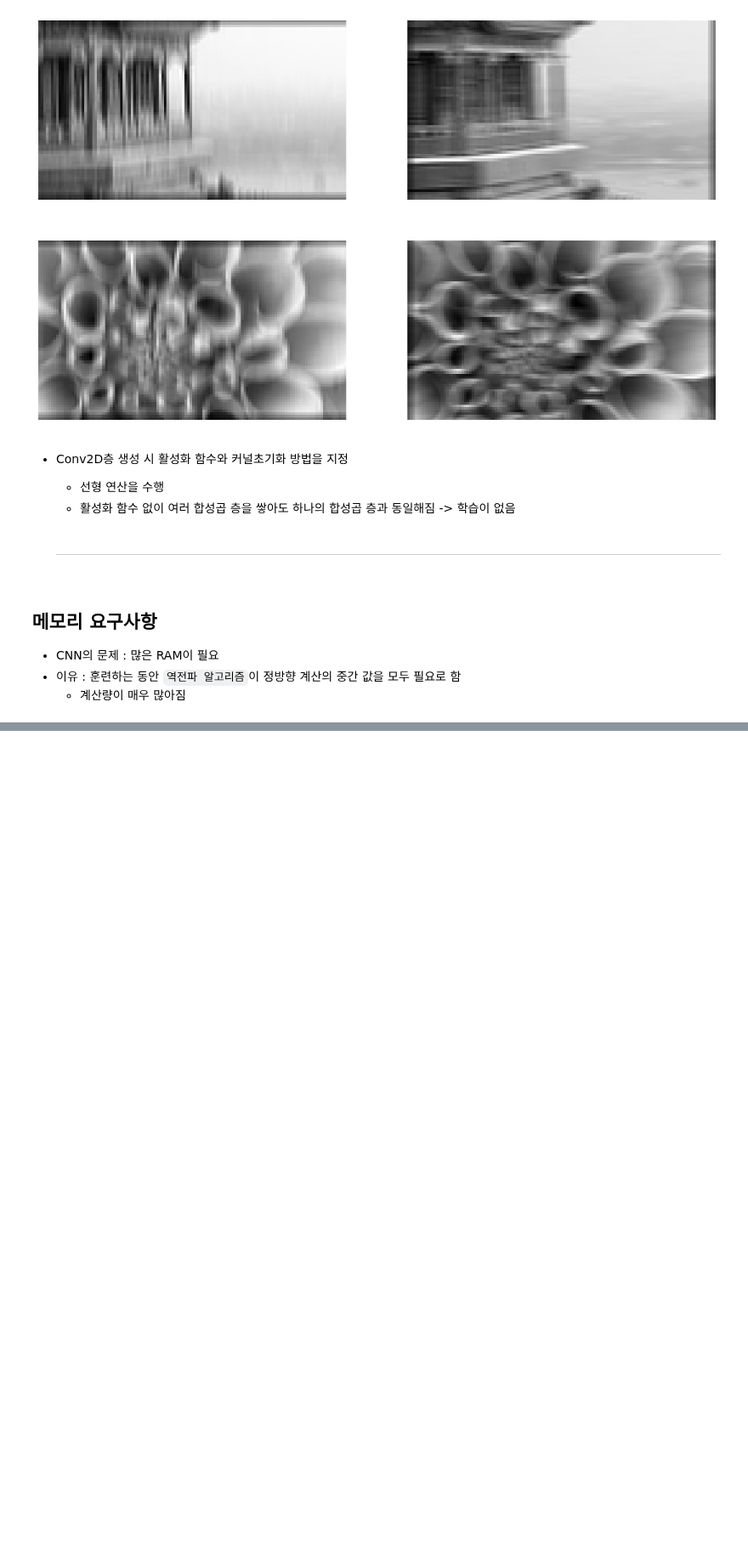
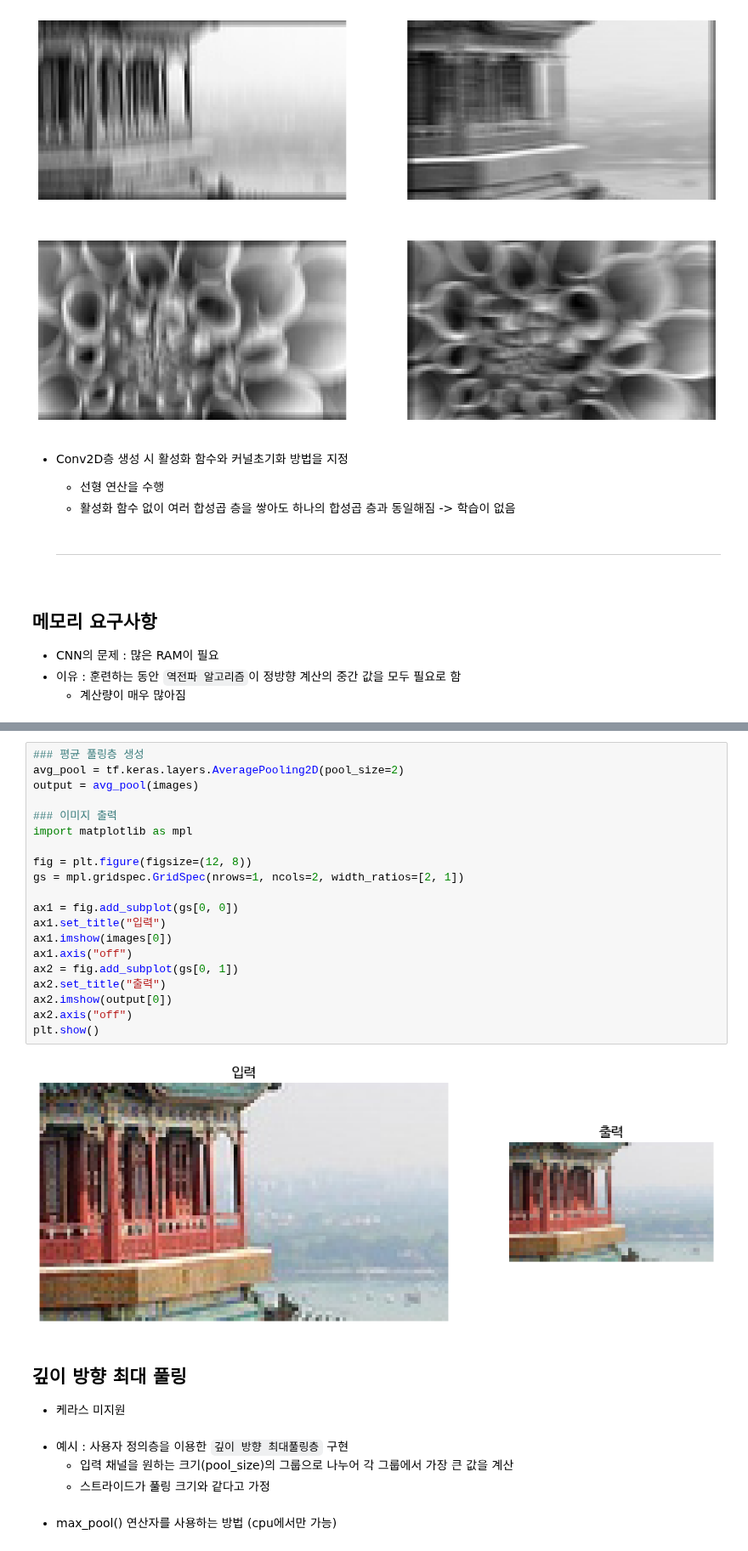
Before and after one commit to instar94/ml_tutorial, a Jupyter notebook: 06.Machine-Learning/handson/14_deep_computer_vision_with_cnns.ipynb, the cells around one changed output, grey strips where cells are left out. Shown at 85% size. Drawn from its saved outputs; the diff is of its cells as text; blank space fills up the shorter version.

```diff
--- a/06.Machine-Learning/handson/14_deep_computer_vision_with_cnns.ipynb
+++ b/06.Machine-Learning/handson/14_deep_computer_vision_with_cnns.ipynb
@@ -281,0 +351,31 @@ plt.show()
+# %%
+### 평균 풀링층 생성
+avg_pool = tf.keras.layers.AveragePooling2D(pool_size=2)
+output = avg_pool(images)
+
+### 이미지 출력
+import matplotlib as mpl
+
+fig = plt.figure(figsize=(12, 8))
+gs = mpl.gridspec.GridSpec(nrows=1, ncols=2, width_ratios=[2, 1])
+
+ax1 = fig.add_subplot(gs[0, 0])
+ax1.set_title("입력")
+ax1.imshow(images[0])
+ax1.axis("off")
+ax2 = fig.add_subplot(gs[0, 1])
+ax2.set_title("출력")
+ax2.imshow(output[0])
+ax2.axis("off")
+plt.show()
+# %% [output]
+[figure, added]
+# %% [markdown]
+## 깊이 방향 최대 풀링
+- 케라스 미지원
+# %% [markdown]
+- 예시 : 사용자 정의층을 이용한 `깊이 방향 최대풀링층` 구현
+  - 입력 채널을 원하는 크기(pool_size)의 그룹으로 나누어 각 그룹에서 가장 큰 값을 계산
+  - 스트라이드가 풀링 크기와 같다고 가정
+# %% [markdown]
+  - max_pool() 연산자를 사용하는 방법 (cpu에서만 가능)
```
Also changed, not shown: parts of 16 cells of this notebook.
